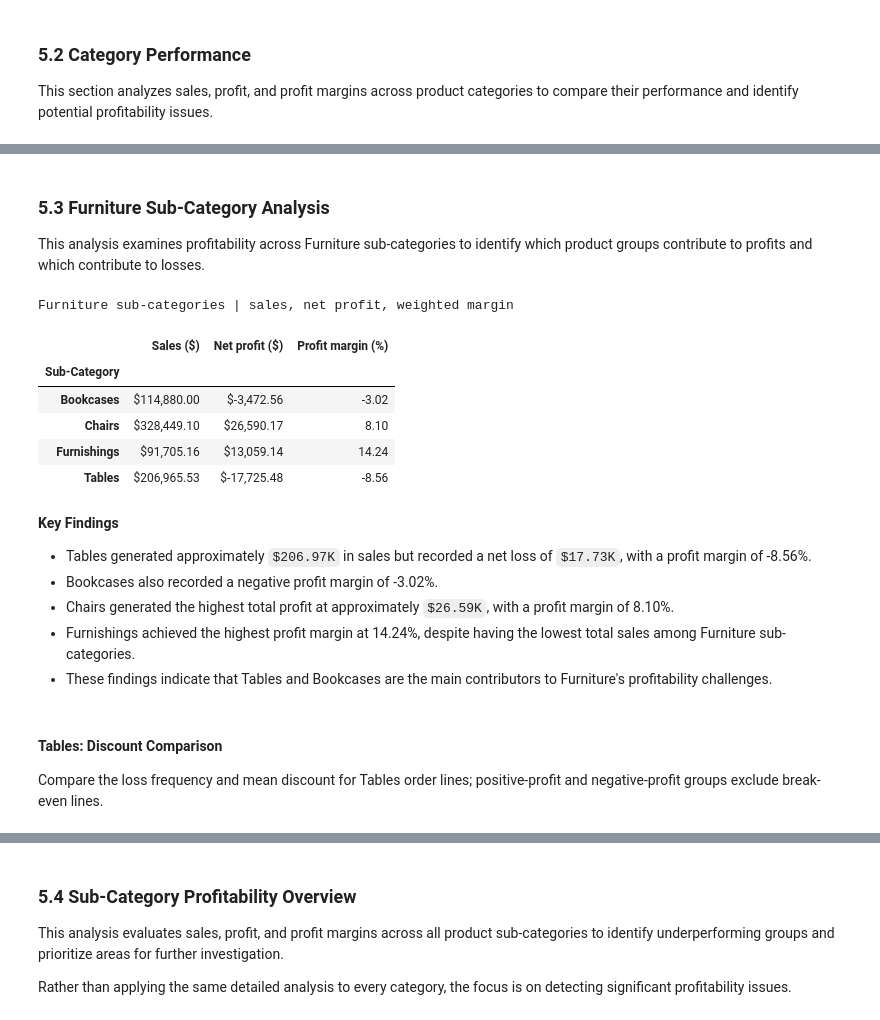
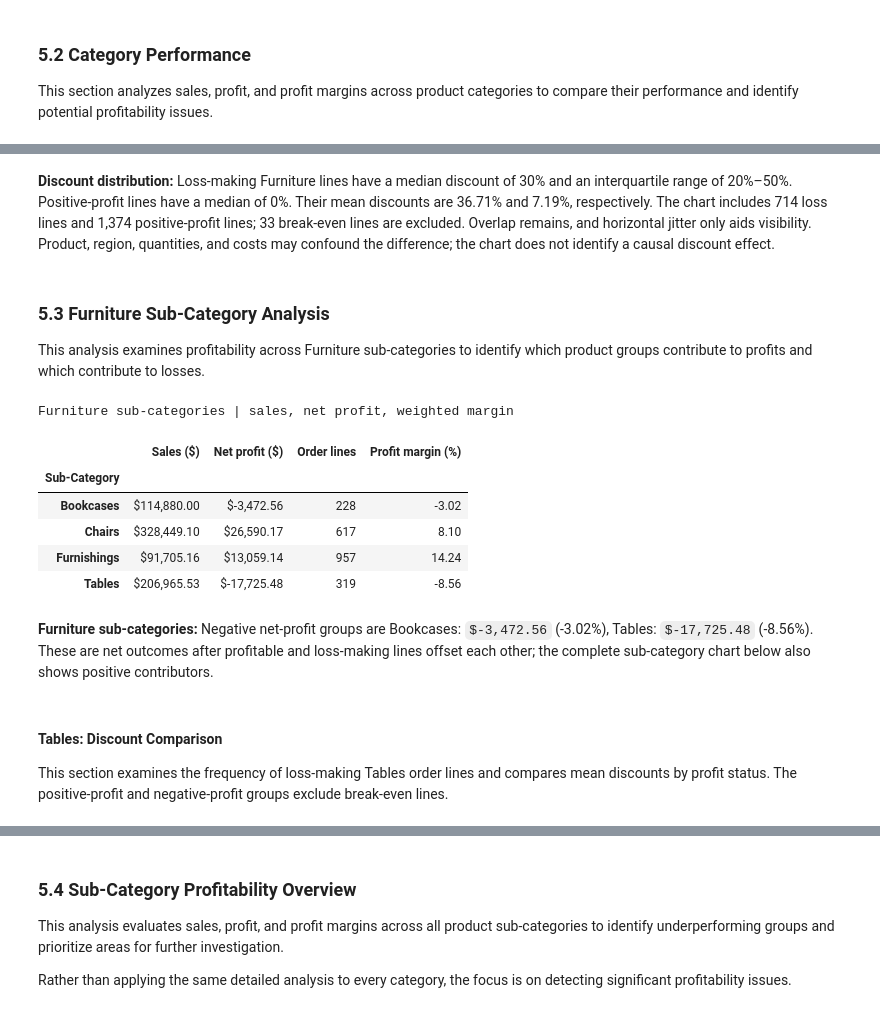
Before and after one commit to yasin-demir/ai-sales-analyst, a Jupyter notebook: notebooks/01_sales_eda.ipynb, the cells around one changed output, grey strips where cells are left out. Drawn from its saved outputs; the diff is of its cells as text; code cells hidden in the pictures.

```diff
--- a/notebooks/01_sales_eda.ipynb
+++ b/notebooks/01_sales_eda.ipynb
@@ -26,6 +28,12 @@ def show_table(table, caption):
         'Profit': 'Row profit ($)', 'Profit_Margin': 'Profit margin (%)',
         'Sales_Count': 'Order lines', 'Average_Discount': 'Mean discount (%)',
         'Gross_Loss': 'Gross loss ($)', 'Loss_Share': 'Share of all gross loss (%)',
+        'Median_Discount': 'Median discount (%)', 'Q1_Discount': '25th percentile discount (%)',
+        'Q3_Discount': '75th percentile discount (%)', 'Top_Product_Loss': 'Gross loss in global top-50 groups ($)',
+        'Within_Pool_Share': 'Share within this loss pool (%)',
+        'Start_Sales_Share': '2016 sales share (%)', 'End_Sales_Share': '2017 sales share (%)',
+        'Start_Margin': '2016 margin (%)', 'End_Margin': '2017 margin (%)',
+        'Mix_Contribution_pp': 'Sales-mix contribution (pp)', 'Within_Contribution_pp': 'Within-category contribution (pp)',
     }
     table = table.rename(columns=labels)
     table.columns = [str(c).replace('_', ' ') for c in table.columns]
@@ -36,6 +44,14 @@ def show_table(table, caption):
         if pd.api.types.is_numeric_dtype(table[column]):
             formats[column] = '${:,.2f}' if '($)' in column else ('{:,.0f}' if pd.api.types.is_integer_dtype(table[column]) else '{:,.2f}')
     display(table.style.format(formats).set_caption(caption))
+
+from IPython.display import Markdown
+
+def money(value):
+    return f'`${value:,.2f}`'
+
+def finding(text):
+    display(Markdown(text))
 # %% [markdown]
 ## 2. Data Loading
 
@@ -120,6 +148,5 @@ Parse the two date fields with an explicit month/day/year format. Treat Postal C
 # %%
-df['Order Date'] = pd.to_datetime(df['Order Date'], format='%m/%d/%Y')
-df['Ship Date'] = pd.to_datetime(df['Ship Date'], format='%m/%d/%Y')
-df['Postal Code'] = df['Postal Code'].astype('string').str.zfill(5)
-display(df[['Order Date', 'Ship Date', 'Postal Code']].dtypes.to_frame('Converted type'))
+df = validate_sales(df)
+scope_years = f"{df['Order Date'].dt.year.min()}–{df['Order Date'].dt.year.max()}"
+display(df[['Order Date', 'Ship Date', 'Postal Code']].dtypes.to_frame('Validated type'))
 # %% [output]
@@ -269,18 +338,11 @@ Compare negative and positive row-level profit and unweighted average discounts
 # %%
-furniture_df = df[df['Category'] == 'Furniture']
+furniture_df = df[df['Category'].eq('Furniture')]
+furniture_kpis = overall_metrics(furniture_df)
+furniture_profile = discount_profile(furniture_df)
 furniture_loss_count = int(furniture_df['Profit'].lt(0).sum())
 furniture_total_count = len(furniture_df)
 furniture_loss_rate = furniture_loss_count / furniture_total_count * 100
-furniture_total_loss = -furniture_df.loc[furniture_df['Profit'].lt(0), 'Profit'].sum()
-furniture_positive_profit = furniture_df.loc[furniture_df['Profit'].gt(0), 'Profit'].sum()
-loss_avg_discount = furniture_df.loc[furniture_df['Profit'].lt(0), 'Discount'].mean() * 100
-positive_avg_discount = furniture_df.loc[furniture_df['Profit'].gt(0), 'Discount'].mean() * 100
-show_table(pd.DataFrame({
-    'Order lines': [furniture_total_count], 'Loss lines': [furniture_loss_count],
-    'Loss line rate (%)': [furniture_loss_rate], 'Gross loss ($)': [furniture_total_loss],
-    'Positive-row profit ($)': [furniture_positive_profit],
-    'Mean discount, loss lines (%)': [loss_avg_discount],
-    'Mean discount, positive lines (%)': [positive_avg_discount],
-}).T.rename(columns={0: 'Value'}).rename_axis('Metric'), 'Furniture | row counts, dollar amounts, and unweighted discount rates')
-print(f"Furniture Discount-Profit Pearson correlation: {furniture_df['Discount'].corr(furniture_df['Profit']):.2f}")
+loss_avg_discount = furniture_profile.loc['Loss', 'Average_Discount']
+positive_avg_discount = furniture_profile.loc['Positive profit', 'Average_Discount']
+show_table(furniture_profile, 'Furniture | profit status, row counts, and unweighted discount distributions')
 # %% [output]
@@ -306,28 +409,28 @@ Furniture Discount-Profit Pearson correlation: -0.48
+# %%
+finding(f'**Discount distribution:** Loss-making Furniture lines have a median discount of {furniture_profile.loc["Loss", "Median_Discount"]:.0f}% and an interquartile range of {furniture_profile.loc["Loss", "Q1_Discount"]:.0f}%–{furniture_profile.loc["Loss", "Q3_Discount"]:.0f}%. Positive-profit lines have a median of {furniture_profile.loc["Positive profit", "Median_Discount"]:.0f}%. Their mean discounts are {loss_avg_discount:.2f}% and {positive_avg_discount:.2f}%, respectively. The chart includes {len(discount_groups[0]):,} loss lines and {len(discount_groups[1]):,} positive-profit lines; {break_even_count:,} break-even lines are excluded. Overlap remains, and horizontal jitter only aids visibility. Product, region, quantities, and costs may confound the difference; the chart does not identify a causal discount effect.')
+# %% [output]
+**Discount distribution:** Loss-making Furniture lines have a median discount of 30% and an interquartile range of 20%–50%. Positive-profit lines have a median of 0%. Their mean discounts are 36.71% and 7.19%, respectively. The chart includes 714 loss lines and 1,374 positive-profit lines; 33 break-even lines are excluded. Overlap remains, and horizontal jitter only aids visibility. Product, region, quantities, and costs may confound the difference; the chart does not identify a causal discount effect.
 # %% [markdown]
 ### 5.3 Furniture Sub-Category Analysis
 This analysis examines profitability across Furniture sub-categories to identify which product groups contribute to profits and which contribute to losses.
 # %%
-furniture_subcategories = furniture_df.groupby('Sub-Category').agg(Total_Sales=('Sales', 'sum'), Total_Profit=('Profit', 'sum'))
-furniture_subcategories['Profit_Margin'] = furniture_subcategories['Total_Profit'] / furniture_subcategories['Total_Sales'] * 100
+furniture_subcategories = segment_performance(furniture_df, 'Sub-Category')
 show_table(furniture_subcategories, 'Furniture sub-categories | sales, net profit, weighted margin')
 # %% [output]
 Furniture sub-categories | sales, net profit, weighted margin
-|  | Sales ($) | Net profit ($) | Profit margin (%) |
-| Sub-Category |  |  |  |
-| Bookcases | $114,880.00 | $-3,472.56 | -3.02 |
-| Chairs | $328,449.10 | $26,590.17 | 8.10 |
-| Furnishings | $91,705.16 | $13,059.14 | 14.24 |
-| Tables | $206,965.53 | $-17,725.48 | -8.56 |
+|  | Sales ($) | Net profit ($) | Order lines | Profit margin (%) |
+| Sub-Category |  |  |  |  |
+| Bookcases | $114,880.00 | $-3,472.56 | 228 | -3.02 |
+| Chairs | $328,449.10 | $26,590.17 | 617 | 8.10 |
+| Furnishings | $91,705.16 | $13,059.14 | 957 | 14.24 |
+| Tables | $206,965.53 | $-17,725.48 | 319 | -8.56 |
-# %% [markdown]
-**Key Findings**
-
-- Tables generated approximately `$206.97K` in sales but recorded a net loss of `$17.73K`, with a profit margin of -8.56%.
-- Bookcases also recorded a negative profit margin of -3.02%.
-- Chairs generated the highest total profit at approximately `$26.59K`, with a profit margin of 8.10%.
-- Furnishings achieved the highest profit margin at 14.24%, despite having the lowest total sales among Furniture sub-categories.
-- These findings indicate that Tables and Bookcases are the main contributors to Furniture's profitability challenges.
+# %%
+furn_negative = furniture_subcategories[furniture_subcategories.Total_Profit.lt(0)]
+finding('**Furniture sub-categories:** Negative net-profit groups are ' + ', '.join(f'{name}: {money(row.Total_Profit)} ({row.Profit_Margin:.2f}%)' for name,row in furn_negative.iterrows()) + '. These are net outcomes after profitable and loss-making lines offset each other; the complete sub-category chart below also shows positive contributors.')
+# %% [output]
+**Furniture sub-categories:** Negative net-profit groups are Bookcases: `$-3,472.56` (-3.02%), Tables: `$-17,725.48` (-8.56%). These are net outcomes after profitable and loss-making lines offset each other; the complete sub-category chart below also shows positive contributors.
 # %% [markdown]
 #### Tables: Discount Comparison
 
-Compare the loss frequency and mean discount for Tables order lines; positive-profit and negative-profit groups exclude break-even lines.
+This section examines the frequency of loss-making Tables order lines and compares mean discounts by profit status. The positive-profit and negative-profit groups exclude break-even lines.
 # %%
```
Also changed, not shown: parts of 94 cells of this notebook, 10 other files.
